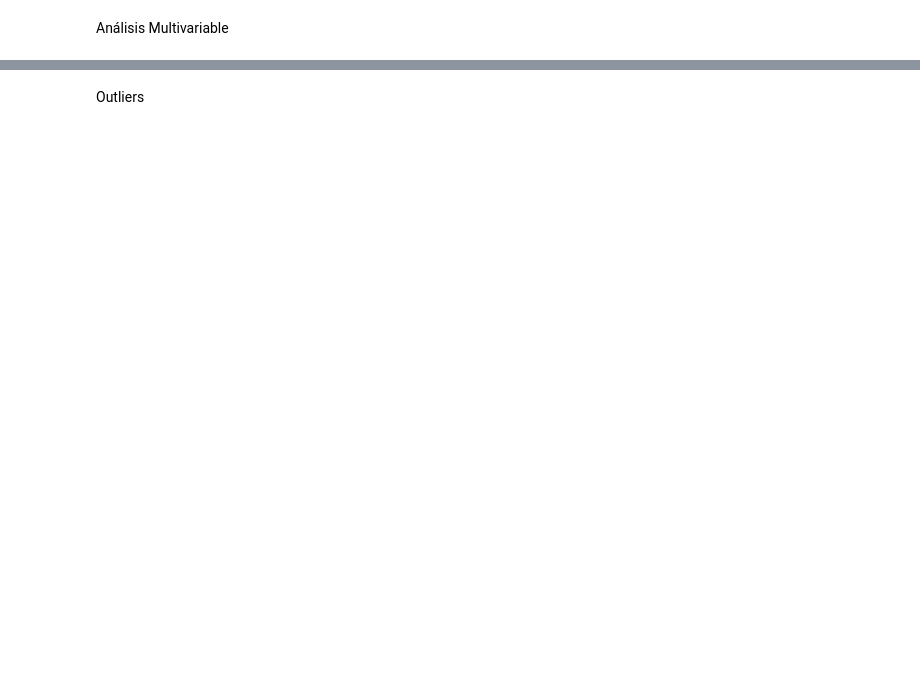
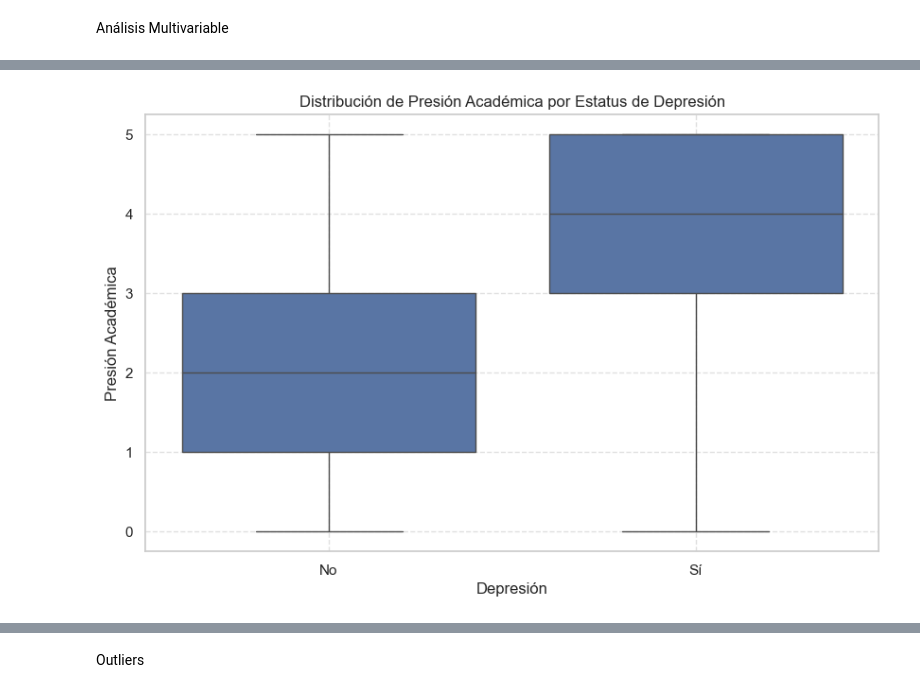
Before and after one commit to Factoria-F5-madrid/Proyecto3_JohiOrtiz_EDA, a Jupyter notebook: eda_depresión_estudiantes.ipynb, the cells around one changed output, grey strips where cells are left out. Drawn from its saved outputs; the diff is of its cells as text; code cells hidden in the pictures; blank space fills up the shorter version.

Commit message:
feat:eda depresión estudiantes

```diff
--- a/eda_depresión_estudiantes.ipynb
+++ b/eda_depresión_estudiantes.ipynb
@@ -106,25 +195,17 @@ plt.show()
 # %%
 # Función para encontrar outliers
 
 # Gráfico de la presión académica por depresión
 plt.figure(figsize=(10, 6))
 sns.boxplot(x='Depression', y='Academic Pressure', data=data)
 plt.title('Distribución de Presión Académica por Estatus de Depresión')
 plt.xlabel('Depresión')
 plt.ylabel('Presión Académica')
 plt.xticks(ticks=[0, 1], labels=['No', 'Sí'])
 plt.grid(True, linestyle='--', alpha=0.6)
 plt.show()
-
-# Puedes repetir el proceso para otras variables numéricas
-plt.figure(figsize=(10, 6))
-sns.boxplot(x='Depression', y='Work Pressure', data=data)
-plt.title('Distribución de Presión Laboral por Estatus de Depresión')
-plt.xlabel('Depresión')
-plt.ylabel('Presión Laboral')
-plt.xticks(ticks=[0, 1], labels=['No', 'Sí'])
-plt.grid(True, linestyle='--', alpha=0.6)
-plt.show()
+# %% [output]
+[figure, added]
 # %%
 # Convert 'Depression' to integer (if not already)
 data['Depression'] = data['Depression'].astype(int)
```
Also changed, not shown: parts of 19 cells of this notebook, 1 other file.
